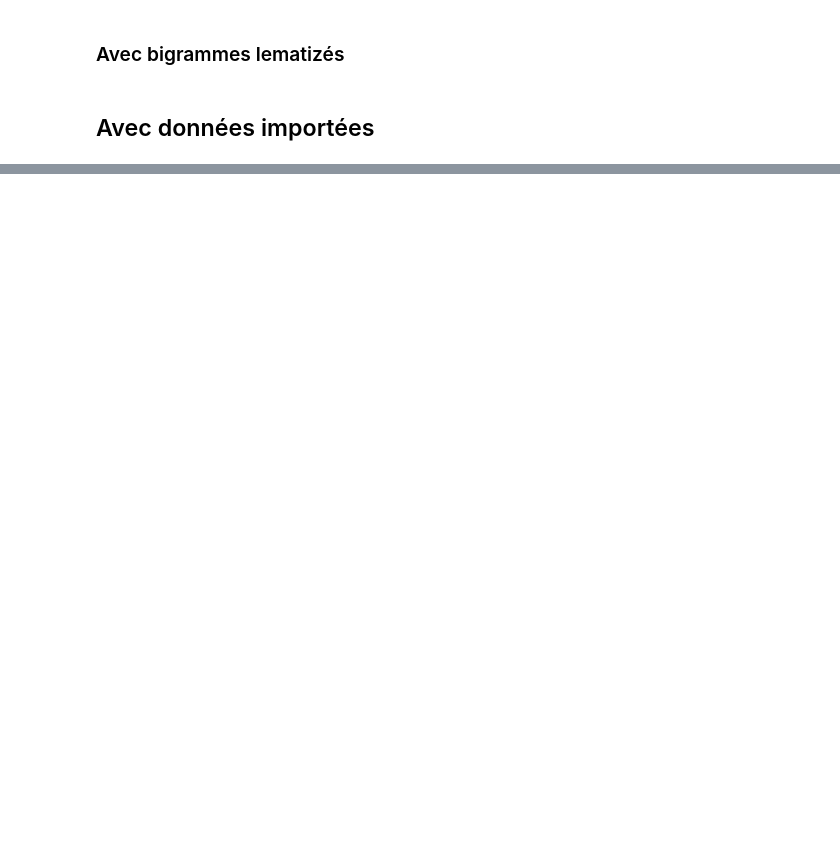
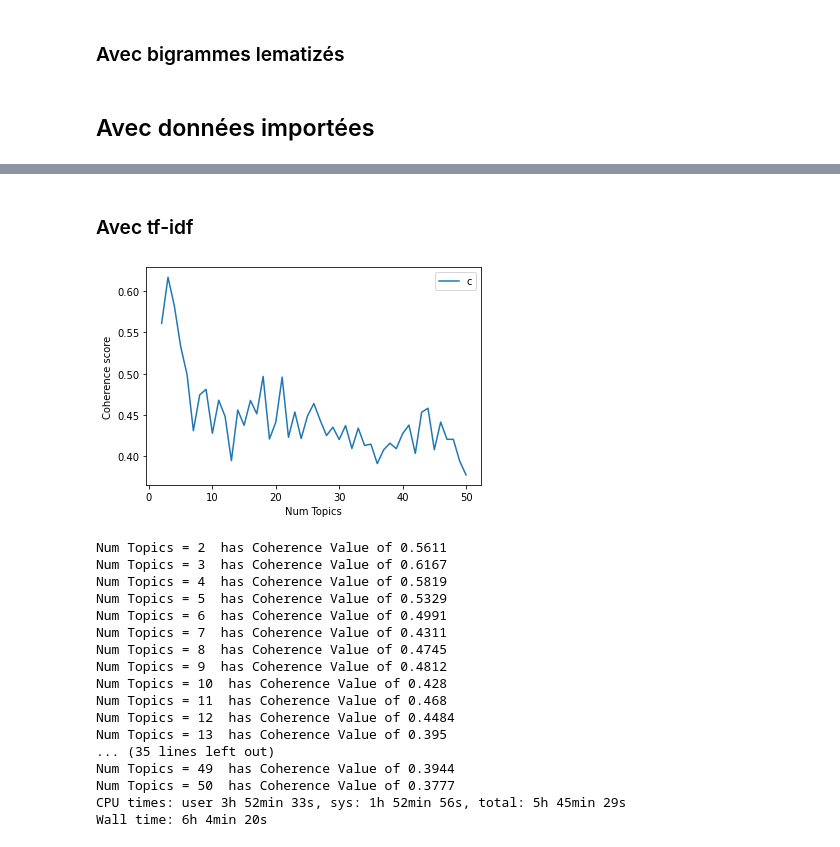
Before and after one commit to cedricsoares/openclassrooms-categoriser-automatiquement-des-questions, a Jupyter notebook: P5_01_notebooksnonsupervise.ipynb, the cells around one changed output, grey strips where cells are left out. Saved outputs shown, nothing was run; the diff lists cells and outputs as text; code cells hidden in the pictures; blank space fills up the shorter version.

```diff
--- a/P5_01_notebooksnonsupervise.ipynb
+++ b/P5_01_notebooksnonsupervise.ipynb
@@ -259,0 +471,44 @@ for m, cv in zip(x, coherence_values):
+# %% [markdown]
+### Avec tf-idf
+# %%
+%%time
+
+from gensim.models import TfidfModel
+data = pd.read_pickle("./data/cleaned_corpus.pkl")
+texts = data['splitted_text'].to_list()
+id2word = corpora.Dictionary(texts)
+bow_corpus = [id2word.doc2bow(text) for text in texts]
+tfidf = TfidfModel(corpus)
+tfidf_corpus = [tfidf[text] for text in bow_corpus]
+
+model_list, coherence_values = compute_coherence_values(mallet=False, dictionary=id2word, corpus=tfidf_corpus, texts=texts, start=2, limit=51, step=1)
+
+limit=51; start=2; step=1;
+x = range(start, limit, step)
+plt.plot(x, coherence_values)
+plt.xlabel("Num Topics")
+plt.ylabel("Coherence score")
+plt.legend(("coherence_values"), loc='best')
+plt.show()
+
+for m, cv in zip(x, coherence_values):
+    print("Num Topics =", m, " has Coherence Value of", round(cv, 4))
+# %% [output]
+[figure, added]
+Num Topics = 2  has Coherence Value of 0.5611
+Num Topics = 3  has Coherence Value of 0.6167
+Num Topics = 4  has Coherence Value of 0.5819
+Num Topics = 5  has Coherence Value of 0.5329
+Num Topics = 6  has Coherence Value of 0.4991
+Num Topics = 7  has Coherence Value of 0.4311
+Num Topics = 8  has Coherence Value of 0.4745
+Num Topics = 9  has Coherence Value of 0.4812
+Num Topics = 10  has Coherence Value of 0.428
+Num Topics = 11  has Coherence Value of 0.468
+Num Topics = 12  has Coherence Value of 0.4484
+Num Topics = 13  has Coherence Value of 0.395
+... (35 lines left out)
+Num Topics = 49  has Coherence Value of 0.3944
+Num Topics = 50  has Coherence Value of 0.3777
+CPU times: user 3h 52min 33s, sys: 1h 52min 56s, total: 5h 45min 29s
+Wall time: 6h 4min 20s
```
Also changed, not shown: parts of 26 cells of this notebook, 2 other files.
